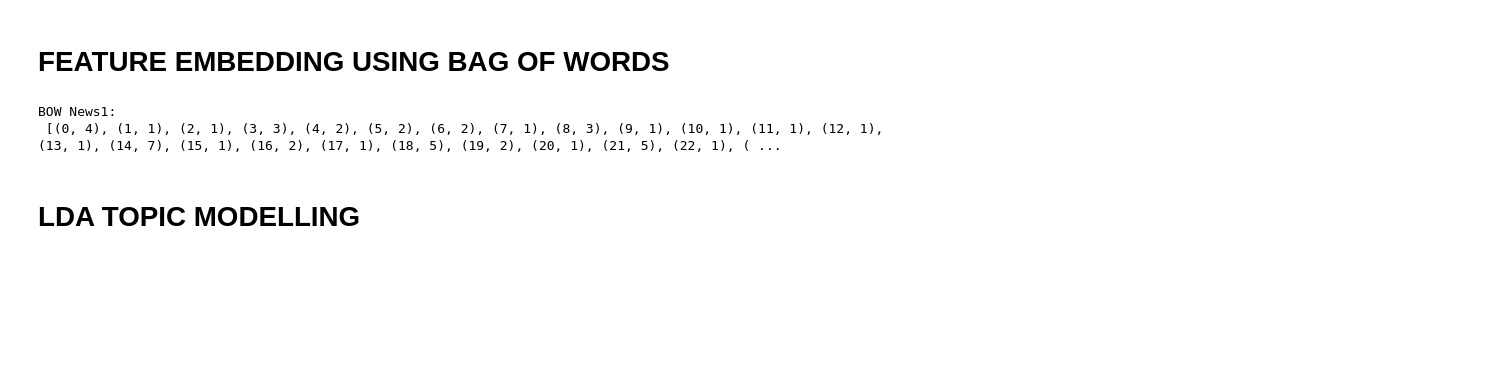
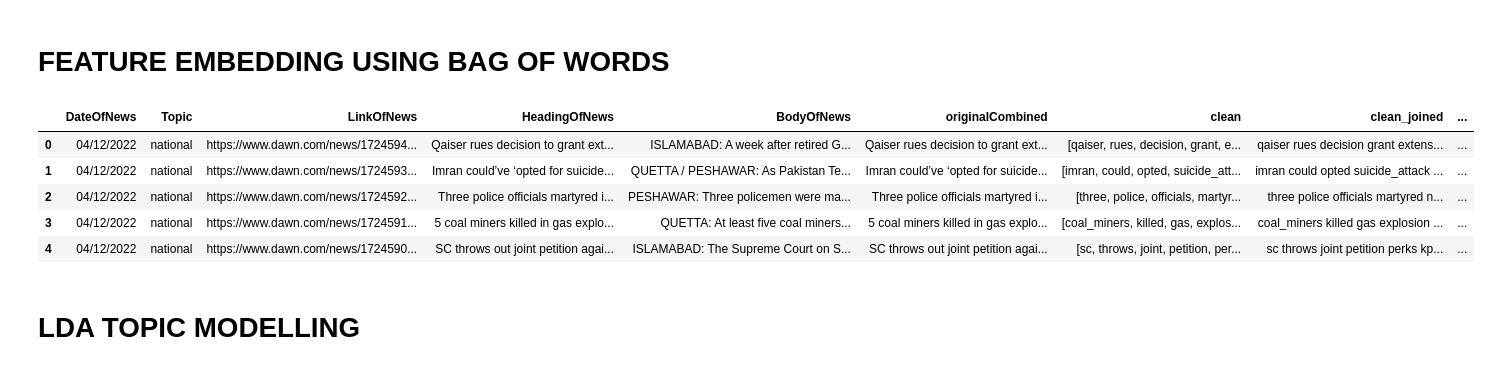
Before and after one commit to aniqurahman/FakeNewsMS, a Jupyter notebook: fakeNewsTimeSeries.ipynb, the cells around one changed output. Drawn from its saved outputs; the diff is of its cells as text; code cells hidden in the pictures; blank space fills up the shorter version.

```diff
--- a/fakeNewsTimeSeries.ipynb
+++ b/fakeNewsTimeSeries.ipynb
@@ -184,19 +185,27 @@ The maximum number of words in any document is = 643
 # %% [markdown]
 # FEATURE EMBEDDING USING BAG OF WORDS
 # %%
-id2word = corpora.Dictionary(data_lemmatized)
+id2word = corpora.Dictionary(data_preprocessed)
 
-corpus = []
-for text in data_lemmatized:
+bow_corpus = []
+for text in data_preprocessed:
     new = id2word.doc2bow(text)
-    corpus.append(new)
+    bow_corpus.append(new)
 
-print ("BOW News1:\n",corpus[0])
+# print ("BOW News1:\n",bow_corpus[0])
 # firstword = id2word[[0][:1][0]]
 # print (firstword)
+
+df['BOW'] = bow_corpus
+
+df.head()
 # %% [output]
-BOW News1:
- [(0, 4), (1, 1), (2, 1), (3, 3), (4, 2), (5, 2), (6, 2), (7, 1), (8, 3), (9, 1), (10, 1), (11, 1), (12, 1), (13, 1), (14, 7), (15, 1), (16, 2), (17, 1), (18, 5), (19, 2), (20, 1), (21, 5), (22, 1), ( ...
+|  | DateOfNews | Topic | LinkOfNews | HeadingOfNews | BodyOfNews | originalCombined | clean | clean_joined | ... |
+| 0 | 04/12/2022 | national | https://www.dawn.com/news/1724594... | Qaiser rues decision to grant ext... | ISLAMABAD: A week after retired G... | Qaiser rues decision to grant ext... | [qaiser, rues, decision, grant, e... | qaiser rues decision grant extens... | ... |
+| 1 | 04/12/2022 | national | https://www.dawn.com/news/1724593... | Imran could’ve ‘opted for suicide... | QUETTA / PESHAWAR: As Pakistan Te... | Imran could’ve ‘opted for suicide... | [imran, could, opted, suicide_att... | imran could opted suicide_attack ... | ... |
+| 2 | 04/12/2022 | national | https://www.dawn.com/news/1724592... | Three police officials martyred i... | PESHAWAR: Three policemen were ma... | Three police officials martyred i... | [three, police, officials, martyr... | three police officials martyred n... | ... |
+| 3 | 04/12/2022 | national | https://www.dawn.com/news/1724591... | 5 coal miners killed in gas explo... | QUETTA: At least five coal miners... | 5 coal miners killed in gas explo... | [coal_miners, killed, gas, explos... | coal_miners killed gas explosion ... | ... |
+| 4 | 04/12/2022 | national | https://www.dawn.com/news/1724590... | SC throws out joint petition agai... | ISLAMABAD: The Supreme Court on S... | SC throws out joint petition agai... | [sc, throws, joint, petition, per... | sc throws joint petition perks kp... | ... |
 # %% [markdown]
 # LDA TOPIC MODELLING
 # %%
```
Also changed, not shown: parts of 10 cells of this notebook.
